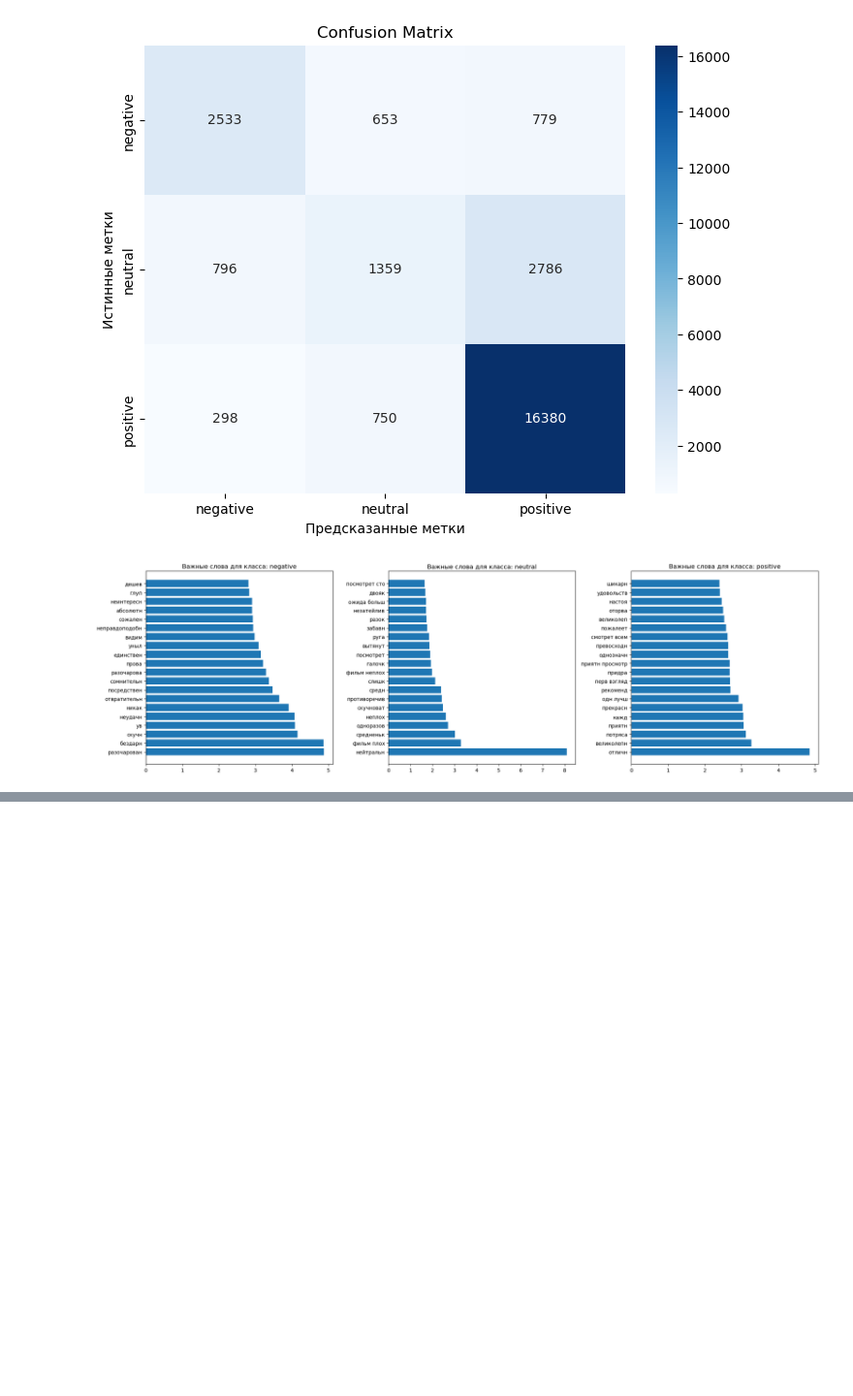
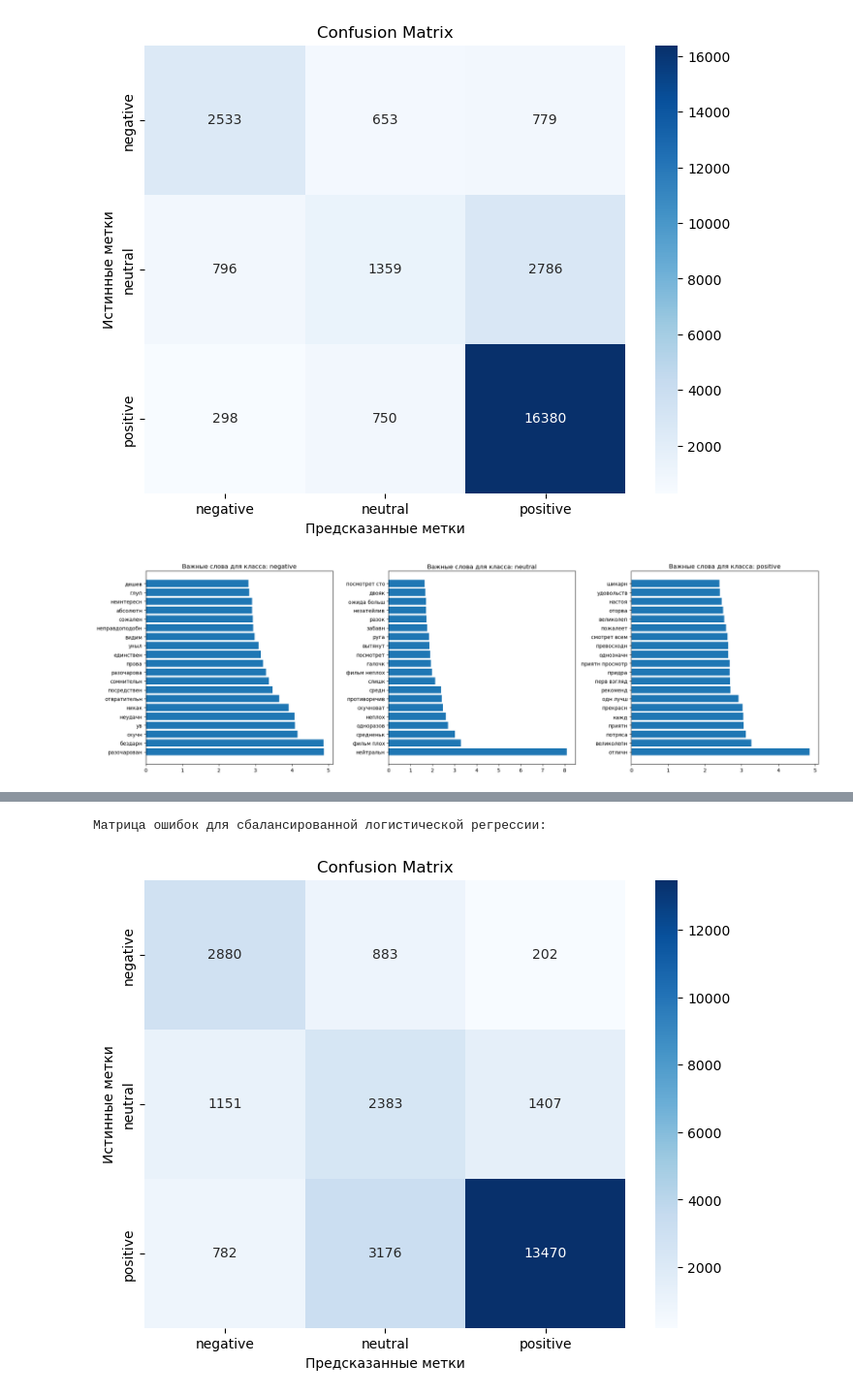
Before and after one commit to Sssn4ke/NLP_study, a Jupyter notebook: NLP_start.ipynb, the cells around one changed output, grey strips where cells are left out. Shown at 97% size. Drawn from its saved outputs; the diff is of its cells as text; code cells hidden in the pictures; blank space fills up the shorter version.

```diff
--- a/NLP_start.ipynb
+++ b/NLP_start.ipynb
@@ -387,0 +390,22 @@ plot_top_features(lr_model, feature_names)
+# %%
+from sklearn.linear_model import LogisticRegression
+from sklearn.metrics import classification_report, confusion_matrix, accuracy_score
+
+print("Обучение логистической регрессии...")
+lr_balanced = LogisticRegression(
+    class_weight='balanced',
+    random_state=42,
+    max_iter=1000,
+    multi_class='multinomial'  # для многоклассовой классификации
+)
+
+lr_balanced.fit(X_train_tfidf, y_train)
+
+# Предсказания
+y_pred_balanced  = lr_balanced.predict(X_test_tfidf)
+
+# Оценка качества
+print("Сбалансированная логистическая регрессия:")
+print(f"Accuracy: {accuracy_score(y_test, y_pred_balanced):.4f}")
+print("\nДетальный отчет:")
+print(classification_report(y_test, y_pred_balanced, target_names=label_encoder.classes_))
@@ -387,0 +427,17 @@ plot_top_features(lr_model, feature_names)
+# %%
+# Матрица ошибок для лучшей модели
+def plot_confusion_matrix(y_true, y_pred, classes):
+    cm = confusion_matrix(y_true, y_pred)
+    plt.figure(figsize=(8, 6))
+    sns.heatmap(cm, annot=True, fmt='d', cmap='Blues',
+                xticklabels=classes, yticklabels=classes)
+    plt.title('Confusion Matrix')
+    plt.ylabel('Истинные метки')
+    plt.xlabel('Предсказанные метки')
+    plt.show()
+
+print("Матрица ошибок для сбалансированной логистической регрессии:")
+plot_confusion_matrix(y_test, y_pred_balanced, label_encoder.classes_)
+# %% [output]
+Матрица ошибок для сбалансированной логистической регрессии:
+[figure, added]
```
Also changed, not shown: parts of 16 cells of this notebook.
